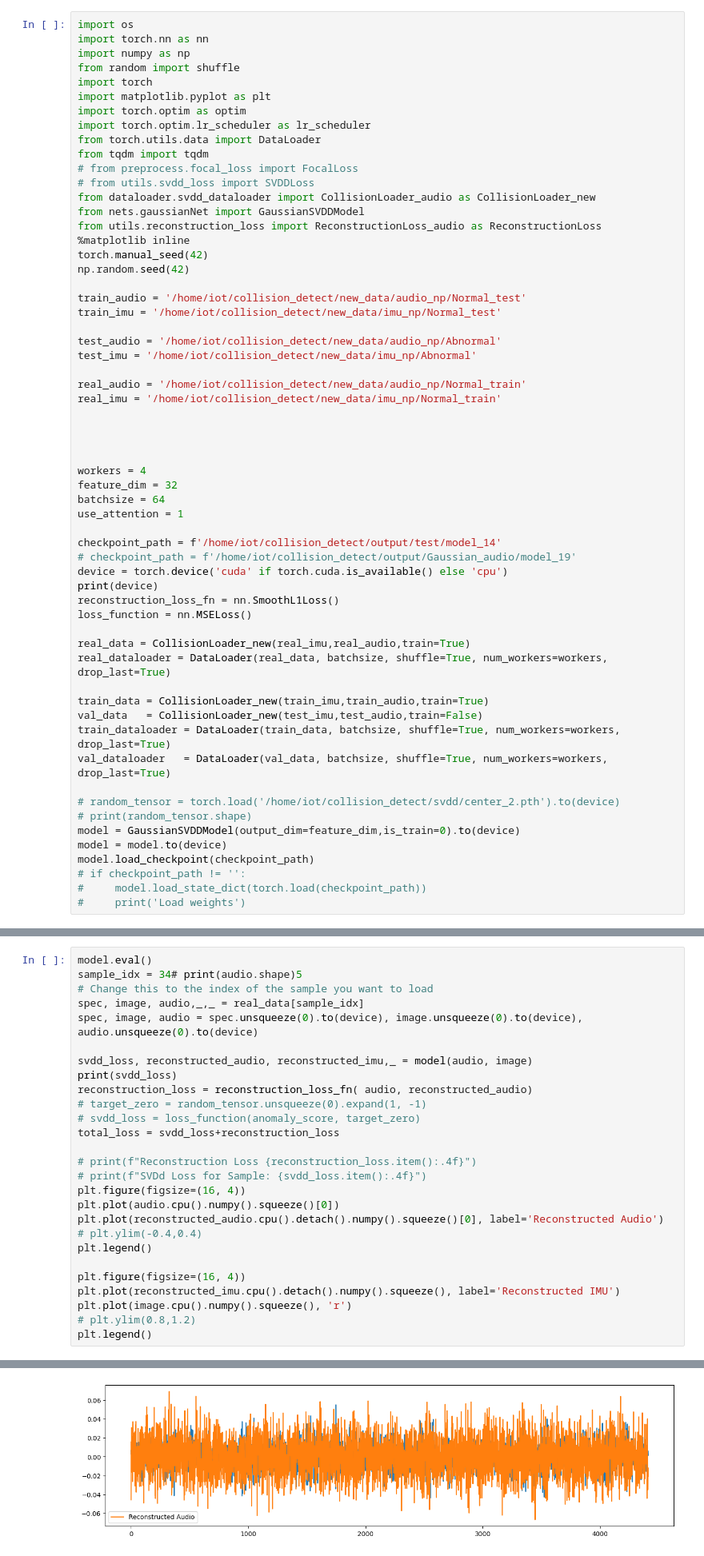
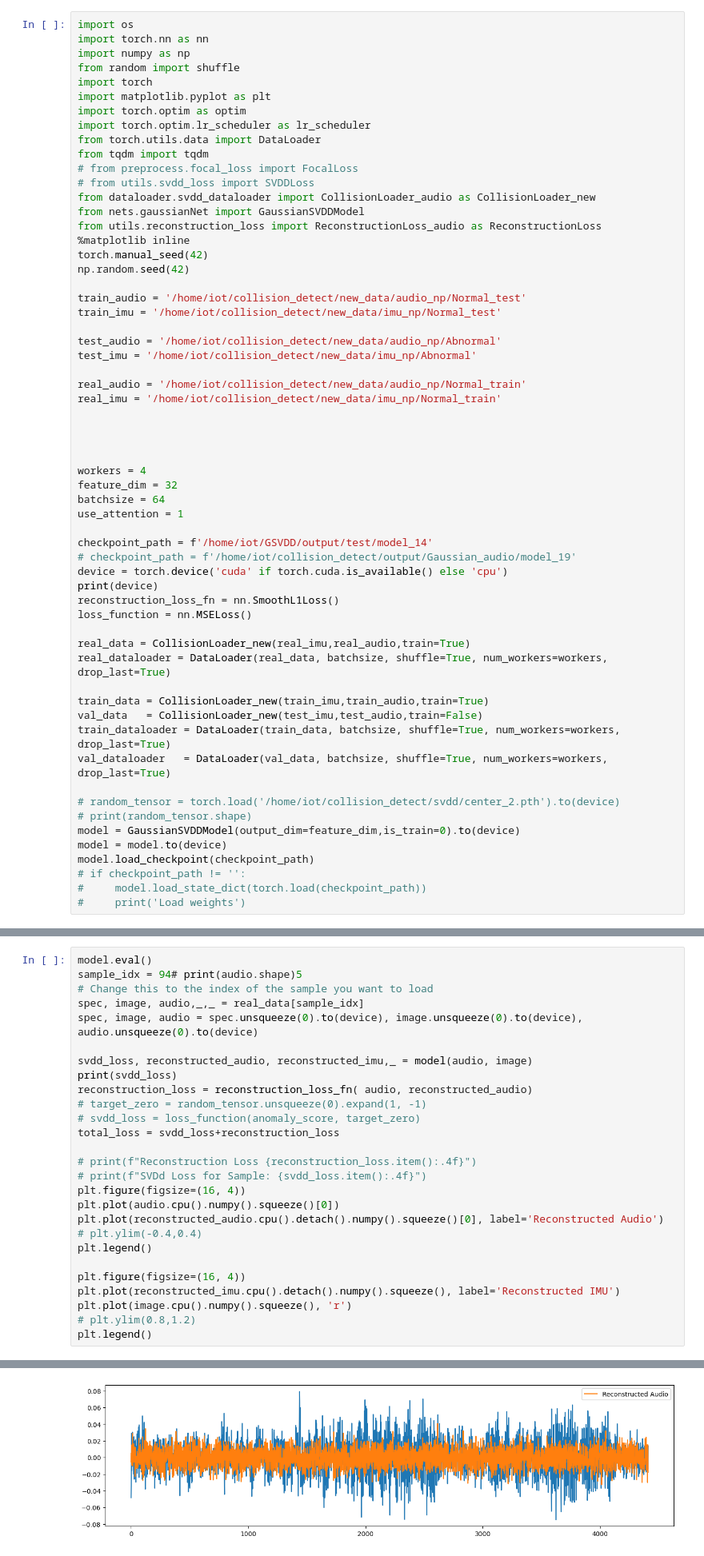
Before and after one commit to jamesyang7/M-SVDD, a Jupyter notebook: test-new-gaussian.ipynb, the cells around one changed output, grey strips where cells are left out. Shown at 80% size. Drawn from its saved outputs; the diff is of its cells as text.

```diff
--- a/test-new-gaussian.ipynb
+++ b/test-new-gaussian.ipynb
@@ -35,7 +35,7 @@ feature_dim = 32
 batchsize = 64
 use_attention = 1
 
-checkpoint_path = f'/home/iot/collision_detect/output/test/model_14'
+checkpoint_path = f'/home/iot/GSVDD/output/test/model_14'
 # checkpoint_path = f'/home/iot/collision_detect/output/Gaussian_audio/model_19'
 device = torch.device('cuda' if torch.cuda.is_available() else 'cpu')
 print(device)
@@ -289,7 +287,7 @@ KeyboardInterrupt:
 # plt.show()
 # %%
 model.eval()
-sample_idx = 34# print(audio.shape)5
+sample_idx = 94# print(audio.shape)5
 # Change this to the index of the sample you want to load
 spec, image, audio,_,_ = real_data[sample_idx]
 spec, image, audio = spec.unsqueeze(0).to(device), image.unsqueeze(0).to(device), audio.unsqueeze(0).to(device)
@@ -319,2 +317,2 @@ tensor([3.4029], device='cuda:0', grad_fn=<SqrtBackward0>)
 <matplotlib.legend.Legend at 0x...>
-[figure, old version]
+[figure, new version]
```
Also changed, not shown: parts of 22 cells of this notebook, 13 other files.
